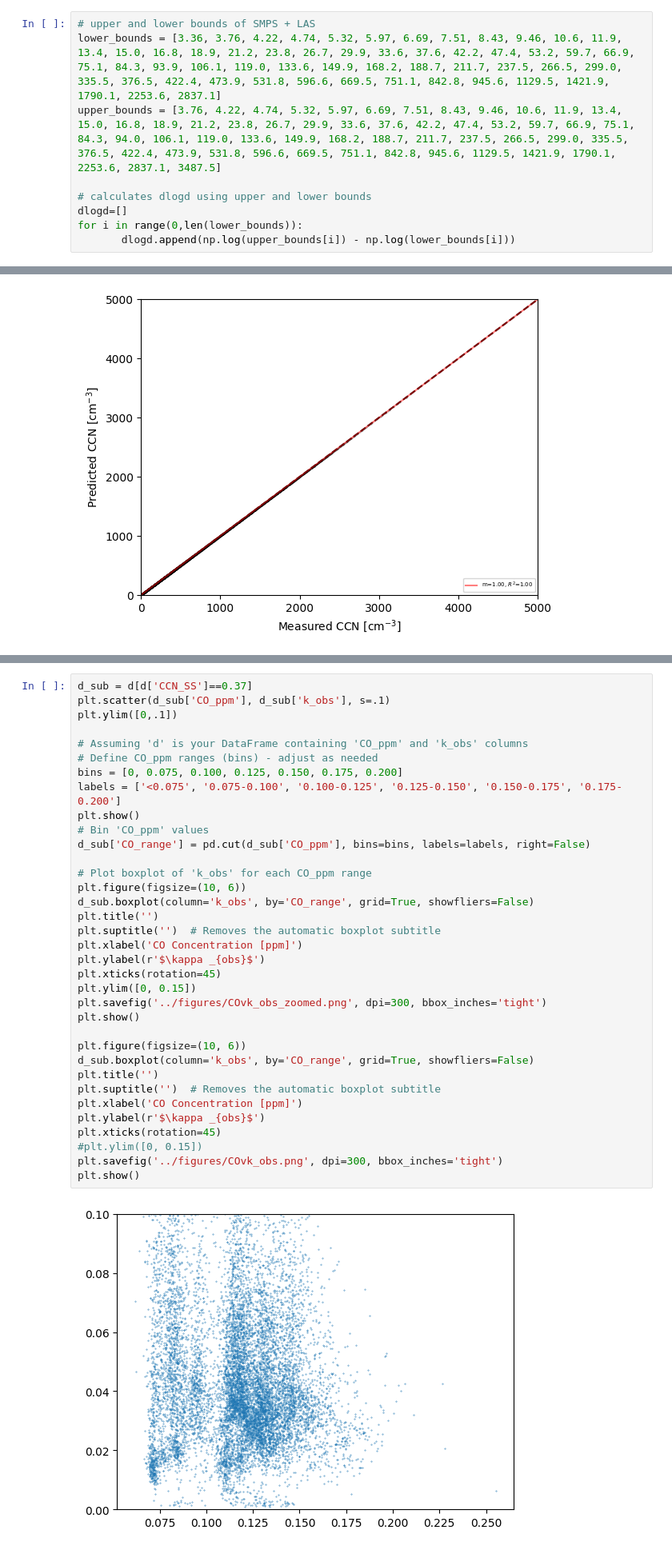
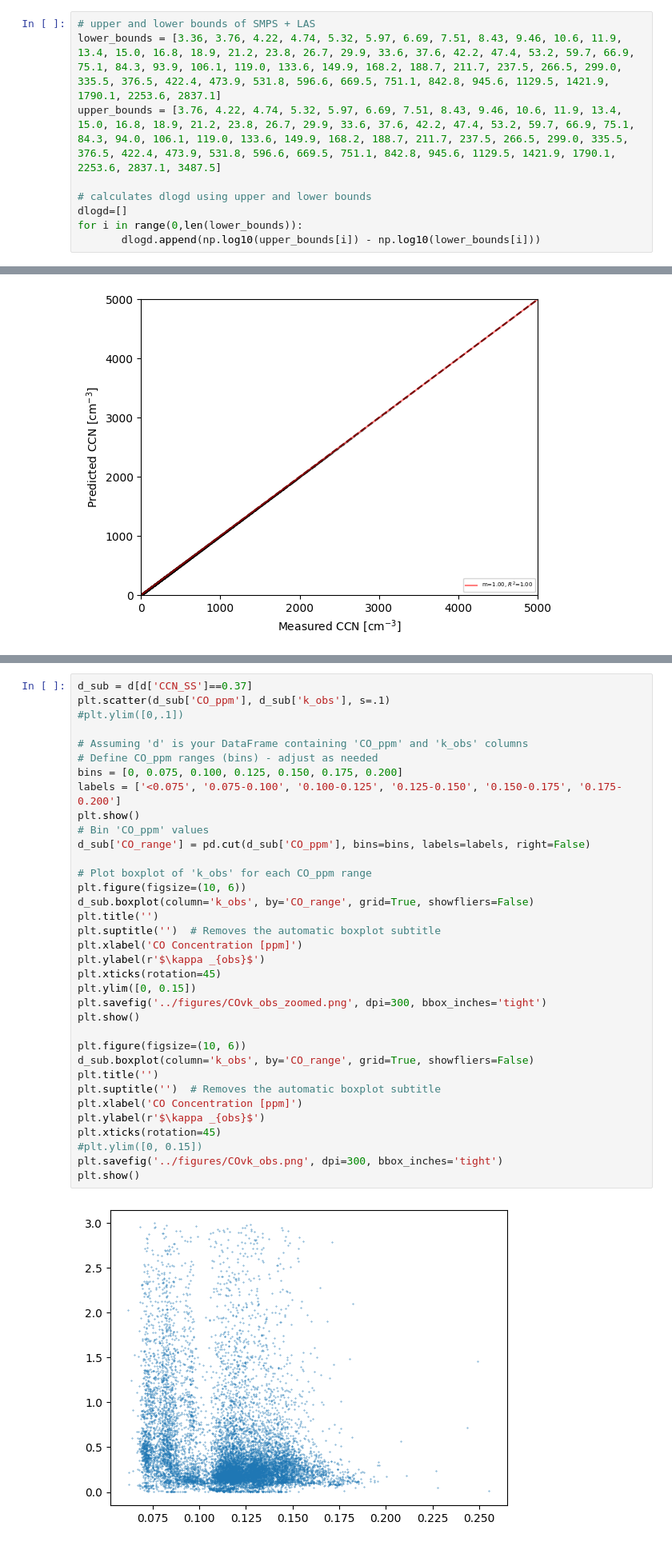
Before and after one commit to csoloff/ACTIVATE_CCN_closure, a Jupyter notebook: scripts/02_find_obs_kappa.ipynb, the cells around one changed output, grey strips where cells are left out. Shown: that part at 80% size. Drawn from its saved outputs; the diff is of its cells as text.

```diff
--- a/scripts/02_find_obs_kappa.ipynb
+++ b/scripts/02_find_obs_kappa.ipynb
@@ -37,7 +37,7 @@ upper_bounds = [3.76, 4.22, 4.74, 5.32, 5.97, 6.69, 7.51, 8.43, 9.46, 10.6, 11.9
 # calculates dlogd using upper and lower bounds
 dlogd=[]
 for i in range(0,len(lower_bounds)):
-       dlogd.append(np.log(upper_bounds[i]) - np.log(lower_bounds[i]))
+       dlogd.append(np.log10(upper_bounds[i]) - np.log10(lower_bounds[i]))
 # %%
 # list of all the bin column labels for SMPS and LAS
 b_l = ['SMPS_Bin02', 'SMPS_Bin03', 'SMPS_Bin04', 'SMPS_Bin05',
@@ -261,40 +241,40 @@ Index(['Time_Mid', 'SMPS_Bin02', 'SMPS_Bin03', 'SMPS_Bin04', 'SMPS_Bin05',
 # %%
 d_sub = d[d['CCN_SS']==0.37]
 plt.scatter(d_sub['CO_ppm'], d_sub['k_obs'], s=.1)
-plt.ylim([0,.1])
+#plt.ylim([0,.1])
 
 # Assuming 'd' is your DataFrame containing 'CO_ppm' and 'k_obs' columns
 # Define CO_ppm ranges (bins) - adjust as needed
 bins = [0, 0.075, 0.100, 0.125, 0.150, 0.175, 0.200]
 labels = ['<0.075', '0.075-0.100', '0.100-0.125', '0.125-0.150', '0.150-0.175', '0.175-0.200']
 plt.show()
 # Bin 'CO_ppm' values
 d_sub['CO_range'] = pd.cut(d_sub['CO_ppm'], bins=bins, labels=labels, right=False)
 
 # Plot boxplot of 'k_obs' for each CO_ppm range
 plt.figure(figsize=(10, 6))
 d_sub.boxplot(column='k_obs', by='CO_range', grid=True, showfliers=False)
 plt.title('')
 plt.suptitle('')  # Removes the automatic boxplot subtitle
 plt.xlabel('CO Concentration [ppm]')
 plt.ylabel(r'$\kappa _{obs}$')
 plt.xticks(rotation=45)
 plt.ylim([0, 0.15])
 plt.savefig('../figures/COvk_obs_zoomed.png', dpi=300, bbox_inches='tight')
 plt.show()
 
 plt.figure(figsize=(10, 6))
 d_sub.boxplot(column='k_obs', by='CO_range', grid=True, showfliers=False)
 plt.title('')
 plt.suptitle('')  # Removes the automatic boxplot subtitle
 plt.xlabel('CO Concentration [ppm]')
 plt.ylabel(r'$\kappa _{obs}$')
 plt.xticks(rotation=45)
 #plt.ylim([0, 0.15])
 plt.savefig('../figures/COvk_obs.png', dpi=300, bbox_inches='tight')
 plt.show()
 # %% [output]
-[figure, old version]
+[figure, new version]
 A value is trying to be set on a copy of a slice from a DataFrame.
 Try using .loc[row_indexer,col_indexer] = value instead
 
```
Also changed, not shown: parts of 10 cells of this notebook, 7 other files.
